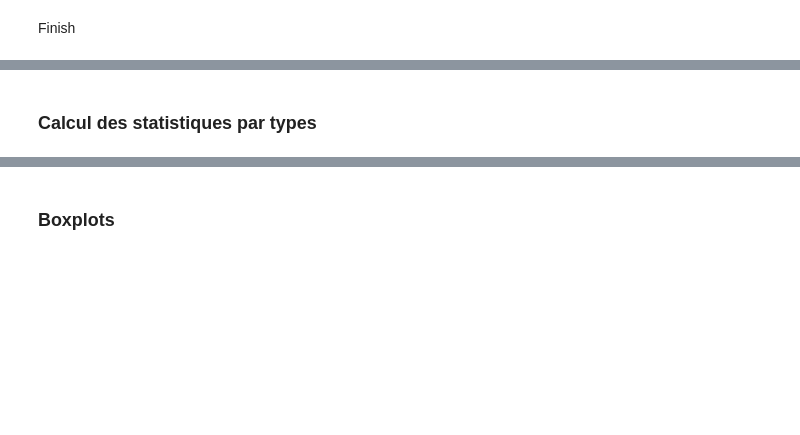
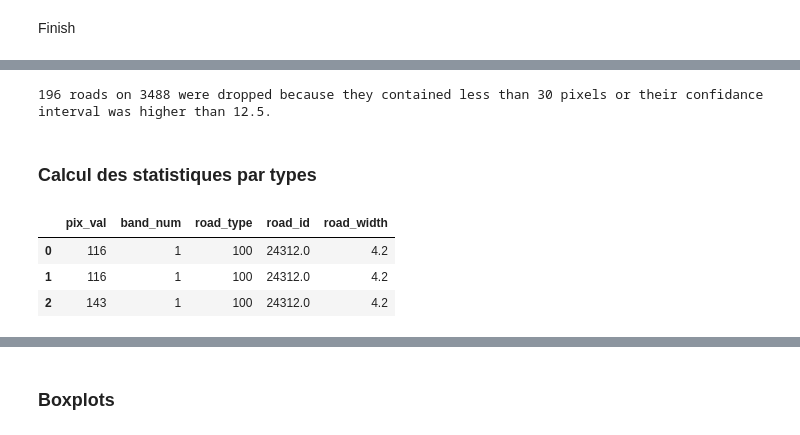
Before and after one commit to swiss-territorial-data-lab/proj-roadsurf, a Jupyter notebook: 03_Scripts/statistical_analysis.ipynb, the cells around one changed output, grey strips where cells are left out. Drawn from its saved outputs; the diff is of its cells as text; code cells hidden in the pictures; blank space fills up the shorter version.

Commit message:
added the width as variable for pixels PCA

```diff
--- a/03_Scripts/statistical_analysis.ipynb
+++ b/03_Scripts/statistical_analysis.ipynb
@@ -105,3 +123,11 @@ roads.shape[0]
 # %%
 if DEBUG_MODE:
     tiles_info=tiles_info[1:500]
+# %%
+if True:
+    unsure_roads=gpd.read_file(os.path.join(PROCESSED_FOLDER, 'shapefiles_gpkg/test_natural_roads.shp'))
+    id_unsure_roads=unsure_roads['OBJECTID'].values.tolist()
+
+    roads=roads[~roads['OBJECTID'].isin(id_unsure_roads)]
+
+    print(roads.shape[0])
@@ -111,8 +139,8 @@ if roads[roads.is_valid==False].shape[0]!=0:
        sys.exit(1)
 
 simplified_roads=roads.drop(columns=['ERSTELLUNG', 'ERSTELLU_1', 'HERKUNFT', 'HERKUNFT_J', 'HERKUNFT_M','KUNSTBAUTE', 'WANDERWEGE',
-              'VERKEHRSBE', 'BEFAHRBARK', 'EROEFFNUNG', 'STUFE', 'RICHTUNGSG', 'KREISEL', 'EIGENTUEME', 'VERKEHRS_1', 'NAME', 'TLM_STRASS', 'STRASSENNA',
-              'SHAPE_Leng', 'Width'])
+              'VERKEHRSBE', 'BEFAHRBARK', 'EROEFFNUNG', 'STUFE', 'RICHTUNGSG', 'KREISEL', 'EIGENTUEME', 'VERKEHRS_1', 'NAME',
+              'TLM_STRASS', 'STRASSENNA', 'SHAPE_Leng'])
 
 
 # to_file(PROCESSED_FOLDER + '/shapefiles_gpkg/test_invalid_geom.shp')
@@ -245,7 +294,7 @@ for road_idx in tqdm(corrected_roads.index, desc='Extracting road statistics'):
         # Get the name of the tiles
         im_path = intersected_tiles.loc[tile_idx,'filepath']
 
-        pixel_values, no_data = fct_statistics.get_pixel_values(road, im_path, BANDS, pixel_values,
+        pixel_values, no_data = fct_misc.get_pixel_values(road, im_path, BANDS, pixel_values,
                                                     road_id=objectid, road_cover=cover_type)
 
     if pixel_values.empty:
@@ -299,6 +368,8 @@ roads_stats_filtered=roads_stats_df[(roads_stats_df['count'] > COUNT_THRESHOLD)
 print(f'{roads_stats_df.shape[0]-roads_stats_filtered.shape[0]} roads on {roads_stats_df.shape[0]}'+
         f' were dropped because they contained less than {COUNT_THRESHOLD} pixels or their confidance'+
         f' interval was higher than {MAX_CONFIDANCE_INT}.')
+# %% [output]
+196 roads on 3488 were dropped because they contained less than 30 pixels or their confidance interval was higher than 12.5.
 # %% [markdown]
 ### Calcul des statistiques par types
 # %%
@@ -318,9 +389,18 @@ for tile_idx in tqdm(tiles_info_reproj.index, desc='Getting pixel values'):
 
         for road_idx in roads_by_cover['OBJECTID'].unique().tolist():
 
-                road=roads_by_cover[roads_by_cover['OBJECTID'] == road_idx]
+                road=roads_by_cover[roads_by_cover['OBJECTID'] == road_idx].reset_index(drop=True)
 
-                pixel_values, no_data =fct_statistics.get_pixel_values(road, tile, BANDS, pixel_values,
-                                                        road_type = cover_type, road_id = road_idx)
+                width=road.loc[0, 'road_width']
+
+                pixel_values, no_data =fct_misc.get_pixel_values(road, tile, BANDS, pixel_values,
+                                                        road_type = cover_type, road_id = road_idx, road_width = width)
+# %%
+pixel_values.head(3)
+# %% [output]
+|  | pix_val | band_num | road_type | road_id | road_width |
+| 0 | 116 | 1 | 100 | 24312.0 | 4.2 |
+| 1 | 116 | 1 | 100 | 24312.0 | 4.2 |
+| 2 | 143 | 1 | 100 | 24312.0 | 4.2 |
 # %%
 ### Create a new table with a column per band (just reformatting the table)
```
Also changed, not shown: parts of 18 cells of this notebook, 5 other files.
